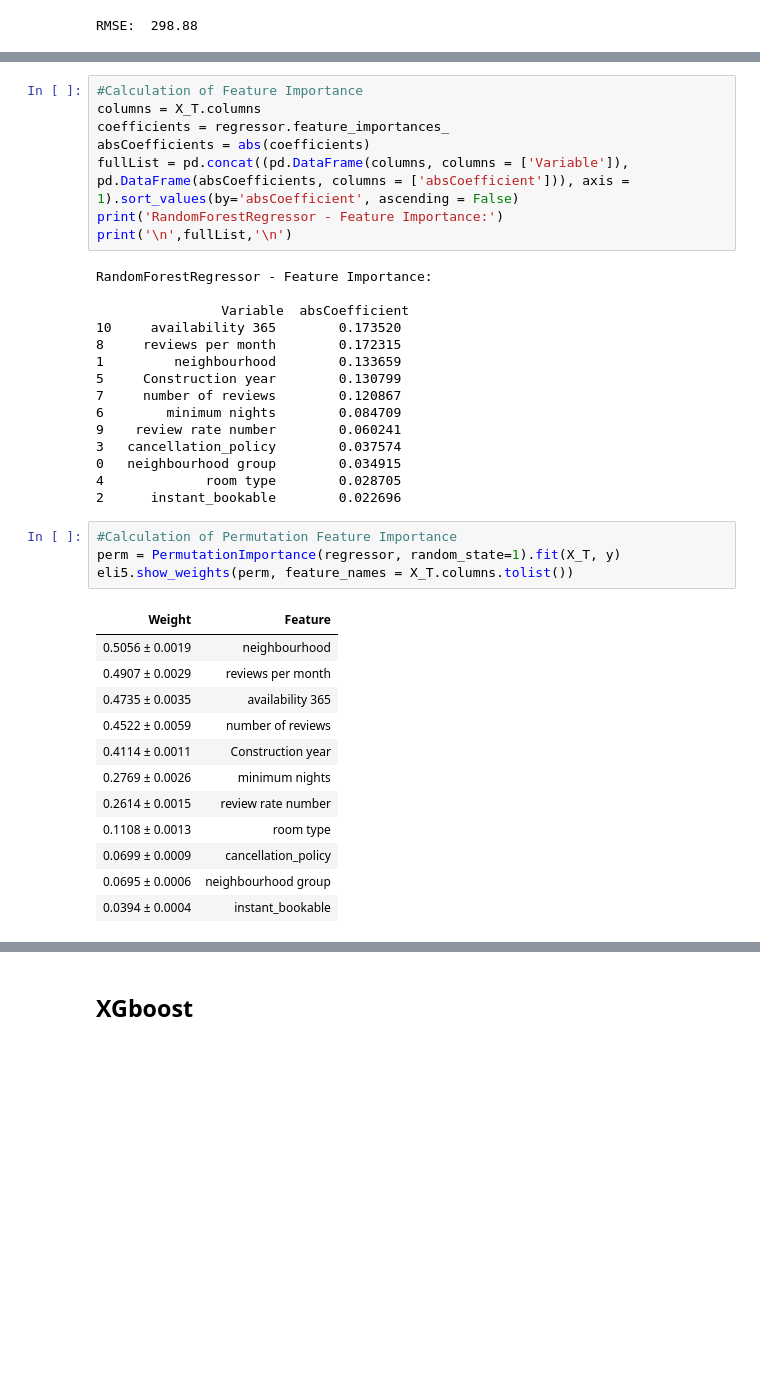
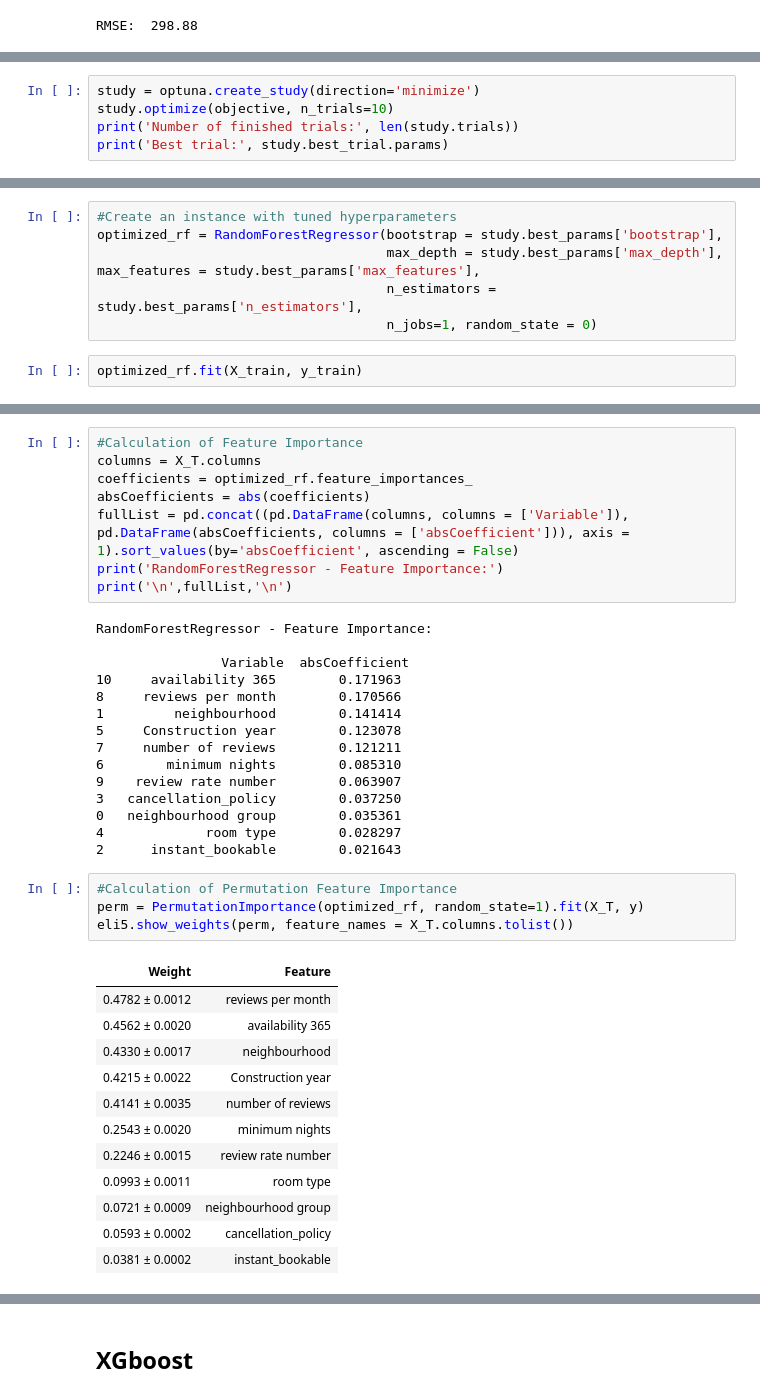
Before and after one commit to paula-rico/data_science_final_project, a Jupyter notebook: Airbnb_New_.ipynb, the cells around one changed output, grey strips where cells are left out. Drawn from its saved outputs; the diff is of its cells as text; blank space fills up the shorter version.

```diff
--- a/Airbnb_New_.ipynb
+++ b/Airbnb_New_.ipynb
@@ -852,0 +882,5 @@ RMSE:  298.88
+# %%
+study = optuna.create_study(direction='minimize')
+study.optimize(objective, n_trials=10)
+print('Number of finished trials:', len(study.trials))
+print('Best trial:', study.best_trial.params)
@@ -852,0 +901,8 @@ RMSE:  298.88
+# %%
+#Create an instance with tuned hyperparameters
+optimized_rf = RandomForestRegressor(bootstrap = study.best_params['bootstrap'],
+                                     max_depth = study.best_params['max_depth'], max_features = study.best_params['max_features'],
+                                     n_estimators = study.best_params['n_estimators'],
+                                     n_jobs=1, random_state = 0)
+# %%
+optimized_rf.fit(X_train, y_train)
@@ -862,7 +929,7 @@ Mean score of 280.98 with a standard deviation of 43.23
 # %%
 #Calculation of Feature Importance
 columns = X_T.columns
-coefficients = regressor.feature_importances_
+coefficients = optimized_rf.feature_importances_
 absCoefficients = abs(coefficients)
 fullList = pd.concat((pd.DataFrame(columns, columns = ['Variable']), pd.DataFrame(absCoefficients, columns = ['absCoefficient'])), axis = 1).sort_values(by='absCoefficient', ascending = False)
 print('RandomForestRegressor - Feature Importance:')
@@ -871,31 +938,31 @@ print('\n',fullList,'\n')
 RandomForestRegressor - Feature Importance:
 
                 Variable  absCoefficient
-10     availability 365        0.173520
-8     reviews per month        0.172315
-1         neighbourhood        0.133659
-5     Construction year        0.130799
-7     number of reviews        0.120867
-6        minimum nights        0.084709
-9    review rate number        0.060241
-3   cancellation_policy        0.037574
-0   neighbourhood group        0.034915
-4             room type        0.028705
-2      instant_bookable        0.022696
+10     availability 365        0.171963
+8     reviews per month        0.170566
+1         neighbourhood        0.141414
+5     Construction year        0.123078
+7     number of reviews        0.121211
+6        minimum nights        0.085310
+9    review rate number        0.063907
+3   cancellation_policy        0.037250
+0   neighbourhood group        0.035361
+4             room type        0.028297
+2      instant_bookable        0.021643
 # %%
 #Calculation of Permutation Feature Importance
-perm = PermutationImportance(regressor, random_state=1).fit(X_T, y)
+perm = PermutationImportance(optimized_rf, random_state=1).fit(X_T, y)
 eli5.show_weights(perm, feature_names = X_T.columns.tolist())
 # %% [output]
 | Weight | Feature |
-| 0.5056 ± 0.0019 | neighbourhood |
-| 0.4907 ± 0.0029 | reviews per month |
-| 0.4735 ± 0.0035 | availability 365 |
-| 0.4522 ± 0.0059 | number of reviews |
-| 0.4114 ± 0.0011 | Construction year |
-| 0.2769 ± 0.0026 | minimum nights |
-| 0.2614 ± 0.0015 | review rate number |
-| 0.1108 ± 0.0013 | room type |
-| 0.0699 ± 0.0009 | cancellation_policy |
-| 0.0695 ± 0.0006 | neighbourhood group |
-| 0.0394 ± 0.0004 | instant_bookable |
+| 0.4782 ± 0.0012 | reviews per month |
+| 0.4562 ± 0.0020 | availability 365 |
+| 0.4330 ± 0.0017 | neighbourhood |
+| 0.4215 ± 0.0022 | Construction year |
+| 0.4141 ± 0.0035 | number of reviews |
+| 0.2543 ± 0.0020 | minimum nights |
+| 0.2246 ± 0.0015 | review rate number |
+| 0.0993 ± 0.0011 | room type |
+| 0.0721 ± 0.0009 | neighbourhood group |
+| 0.0593 ± 0.0002 | cancellation_policy |
+| 0.0381 ± 0.0002 | instant_bookable |
```
Also changed, not shown: parts of 62 cells of this notebook.
